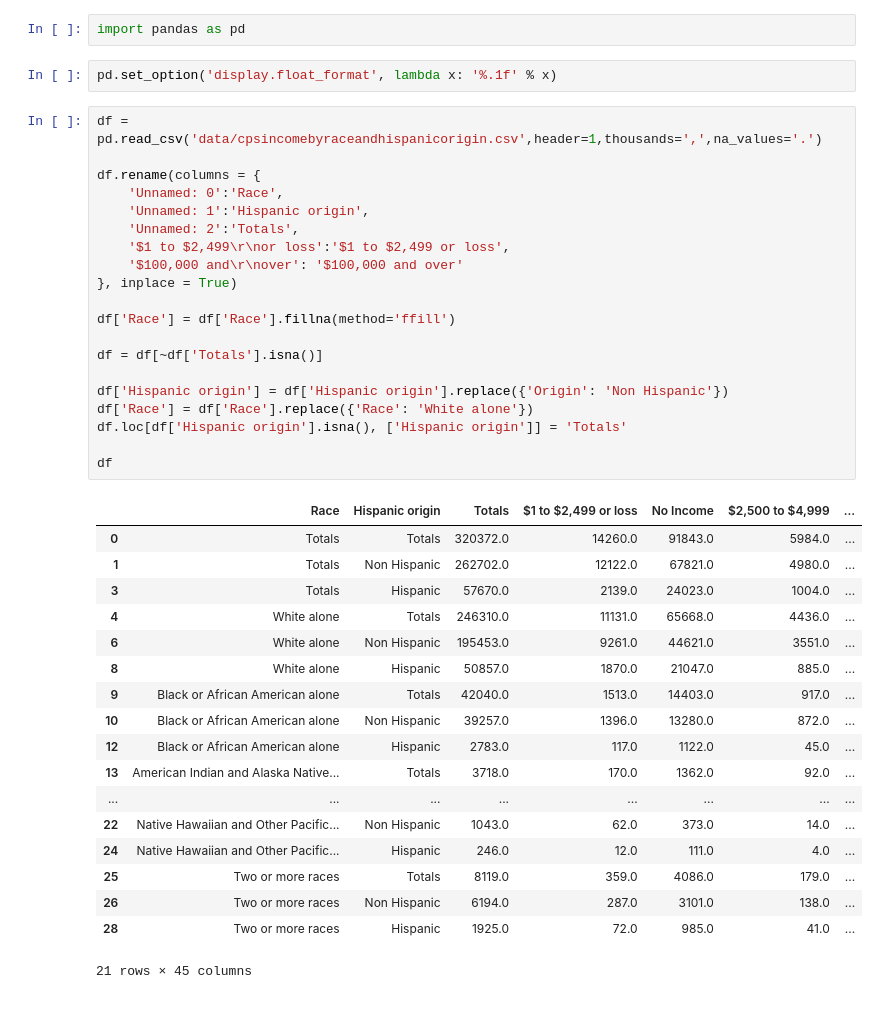
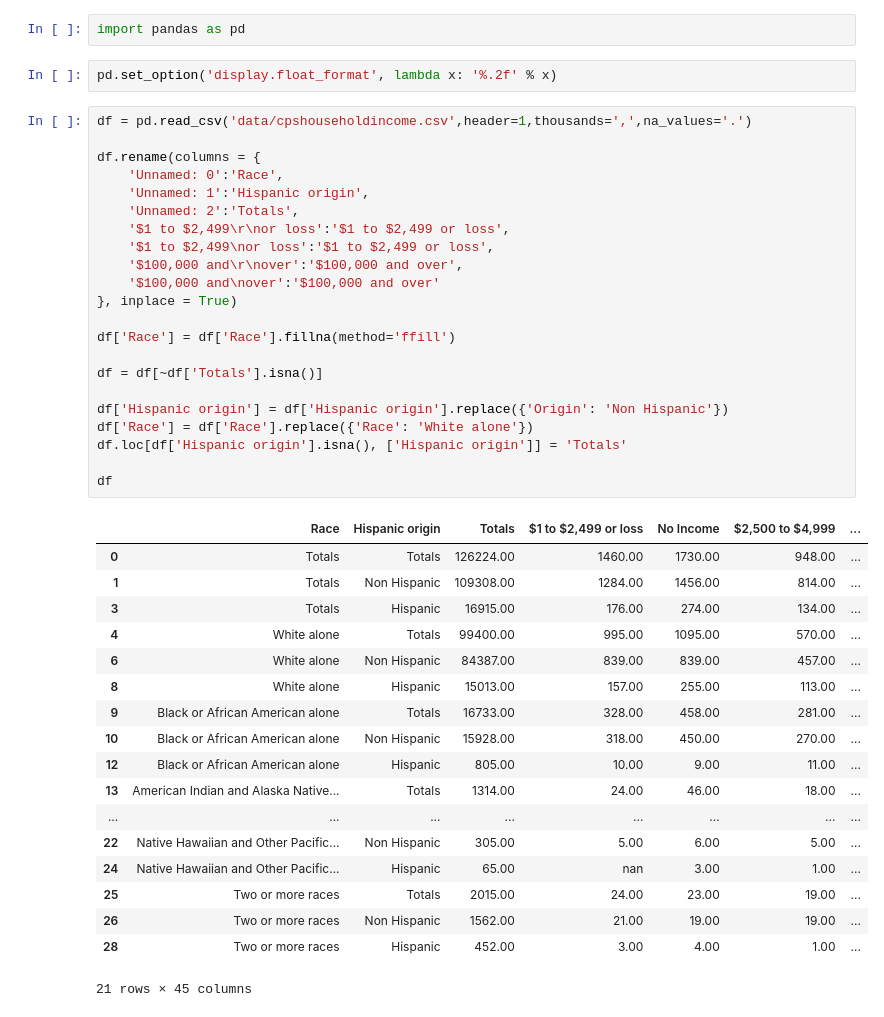
Before and after one commit to PublicI/tax-race, a Jupyter notebook: analysis.ipynb, the cells around one changed output. Cells and saved outputs as stored; diff of their text form.

```diff
--- a/analysis.ipynb
+++ b/analysis.ipynb
@@ -1,45 +1,47 @@
 # %%
 import pandas as pd
 # %%
-pd.set_option('display.float_format', lambda x: '%.1f' % x)
+pd.set_option('display.float_format', lambda x: '%.2f' % x)
 # %%
-df = pd.read_csv('data/cpsincomebyraceandhispanicorigin.csv',header=1,thousands=',',na_values='.')
+df = pd.read_csv('data/cpshouseholdincome.csv',header=1,thousands=',',na_values='.')
 
 df.rename(columns = {
     'Unnamed: 0':'Race',
     'Unnamed: 1':'Hispanic origin',
     'Unnamed: 2':'Totals',
     '$1 to $2,499\r\nor loss':'$1 to $2,499 or loss',
-    '$100,000 and\r\nover': '$100,000 and over'
+    '$1 to $2,499\nor loss':'$1 to $2,499 or loss',
+    '$100,000 and\r\nover':'$100,000 and over',
+    '$100,000 and\nover':'$100,000 and over'
 }, inplace = True)
 
 df['Race'] = df['Race'].fillna(method='ffill')
 
 df = df[~df['Totals'].isna()]
 
 df['Hispanic origin'] = df['Hispanic origin'].replace({'Origin': 'Non Hispanic'})
 df['Race'] = df['Race'].replace({'Race': 'White alone'})
 df.loc[df['Hispanic origin'].isna(), ['Hispanic origin']] = 'Totals'
 
 df
 # %% [output]
 |  | Race | Hispanic origin | Totals | $1 to $2,499 or loss | No Income | $2,500 to $4,999 | ... |
-| 0 | Totals | Totals | 320372.0 | 14260.0 | 91843.0 | 5984.0 | ... |
-| 1 | Totals | Non Hispanic | 262702.0 | 12122.0 | 67821.0 | 4980.0 | ... |
-| 3 | Totals | Hispanic | 57670.0 | 2139.0 | 24023.0 | 1004.0 | ... |
-| 4 | White alone | Totals | 246310.0 | 11131.0 | 65668.0 | 4436.0 | ... |
-| 6 | White alone | Non Hispanic | 195453.0 | 9261.0 | 44621.0 | 3551.0 | ... |
-| 8 | White alone | Hispanic | 50857.0 | 1870.0 | 21047.0 | 885.0 | ... |
-| 9 | Black or African American alone | Totals | 42040.0 | 1513.0 | 14403.0 | 917.0 | ... |
-| 10 | Black or African American alone | Non Hispanic | 39257.0 | 1396.0 | 13280.0 | 872.0 | ... |
-| 12 | Black or African American alone | Hispanic | 2783.0 | 117.0 | 1122.0 | 45.0 | ... |
-| 13 | American Indian and Alaska Native... | Totals | 3718.0 | 170.0 | 1362.0 | 92.0 | ... |
+| 0 | Totals | Totals | 126224.00 | 1460.00 | 1730.00 | 948.00 | ... |
+| 1 | Totals | Non Hispanic | 109308.00 | 1284.00 | 1456.00 | 814.00 | ... |
+| 3 | Totals | Hispanic | 16915.00 | 176.00 | 274.00 | 134.00 | ... |
+| 4 | White alone | Totals | 99400.00 | 995.00 | 1095.00 | 570.00 | ... |
+| 6 | White alone | Non Hispanic | 84387.00 | 839.00 | 839.00 | 457.00 | ... |
+| 8 | White alone | Hispanic | 15013.00 | 157.00 | 255.00 | 113.00 | ... |
+| 9 | Black or African American alone | Totals | 16733.00 | 328.00 | 458.00 | 281.00 | ... |
+| 10 | Black or African American alone | Non Hispanic | 15928.00 | 318.00 | 450.00 | 270.00 | ... |
+| 12 | Black or African American alone | Hispanic | 805.00 | 10.00 | 9.00 | 11.00 | ... |
+| 13 | American Indian and Alaska Native... | Totals | 1314.00 | 24.00 | 46.00 | 18.00 | ... |
 | ... | ... | ... | ... | ... | ... | ... | ... |
-| 22 | Native Hawaiian and Other Pacific... | Non Hispanic | 1043.0 | 62.0 | 373.0 | 14.0 | ... |
-| 24 | Native Hawaiian and Other Pacific... | Hispanic | 246.0 | 12.0 | 111.0 | 4.0 | ... |
-| 25 | Two or more races | Totals | 8119.0 | 359.0 | 4086.0 | 179.0 | ... |
-| 26 | Two or more races | Non Hispanic | 6194.0 | 287.0 | 3101.0 | 138.0 | ... |
-| 28 | Two or more races | Hispanic | 1925.0 | 72.0 | 985.0 | 41.0 | ... |
+| 22 | Native Hawaiian and Other Pacific... | Non Hispanic | 305.00 | 5.00 | 6.00 | 5.00 | ... |
+| 24 | Native Hawaiian and Other Pacific... | Hispanic | 65.00 | nan | 3.00 | 1.00 | ... |
+| 25 | Two or more races | Totals | 2015.00 | 24.00 | 23.00 | 19.00 | ... |
+| 26 | Two or more races | Non Hispanic | 1562.00 | 21.00 | 19.00 | 19.00 | ... |
+| 28 | Two or more races | Hispanic | 452.00 | 3.00 | 4.00 | 1.00 | ... |
 21 rows × 45 columns
 # %%
 brackets = {}
```
Also changed, not shown: parts of 5 cells of this notebook, 8 other files.
